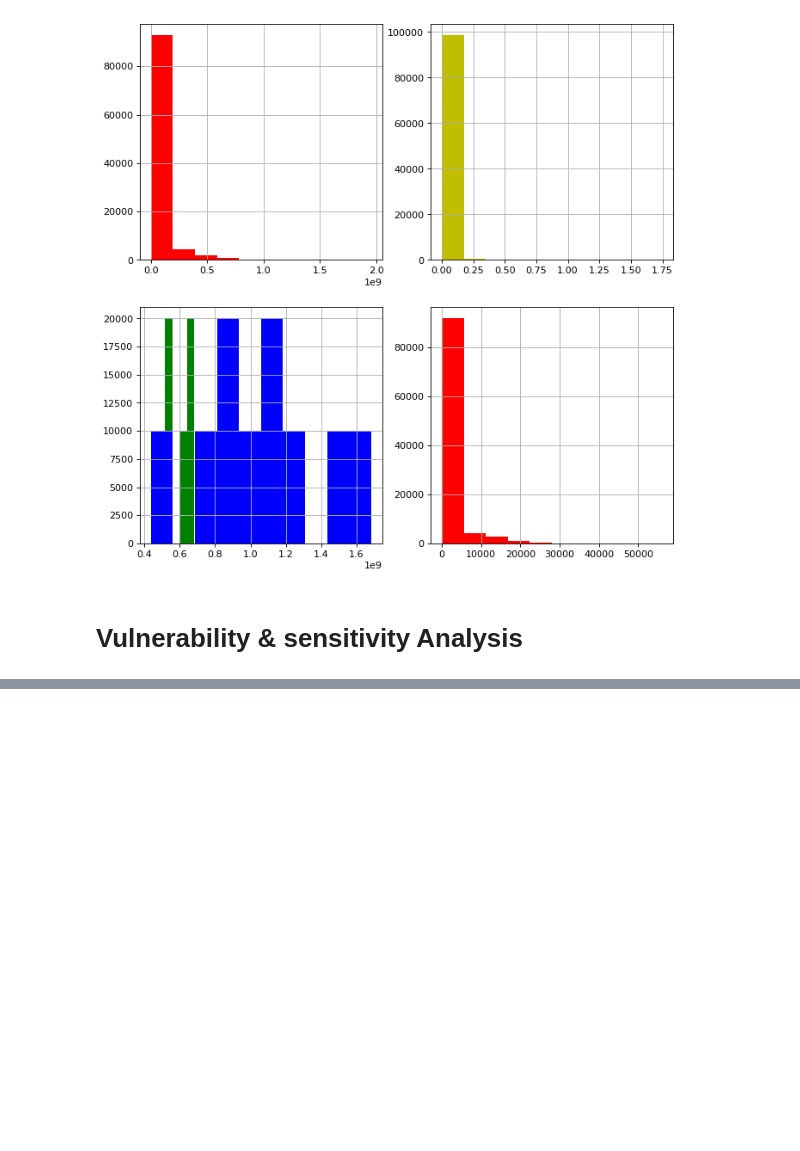
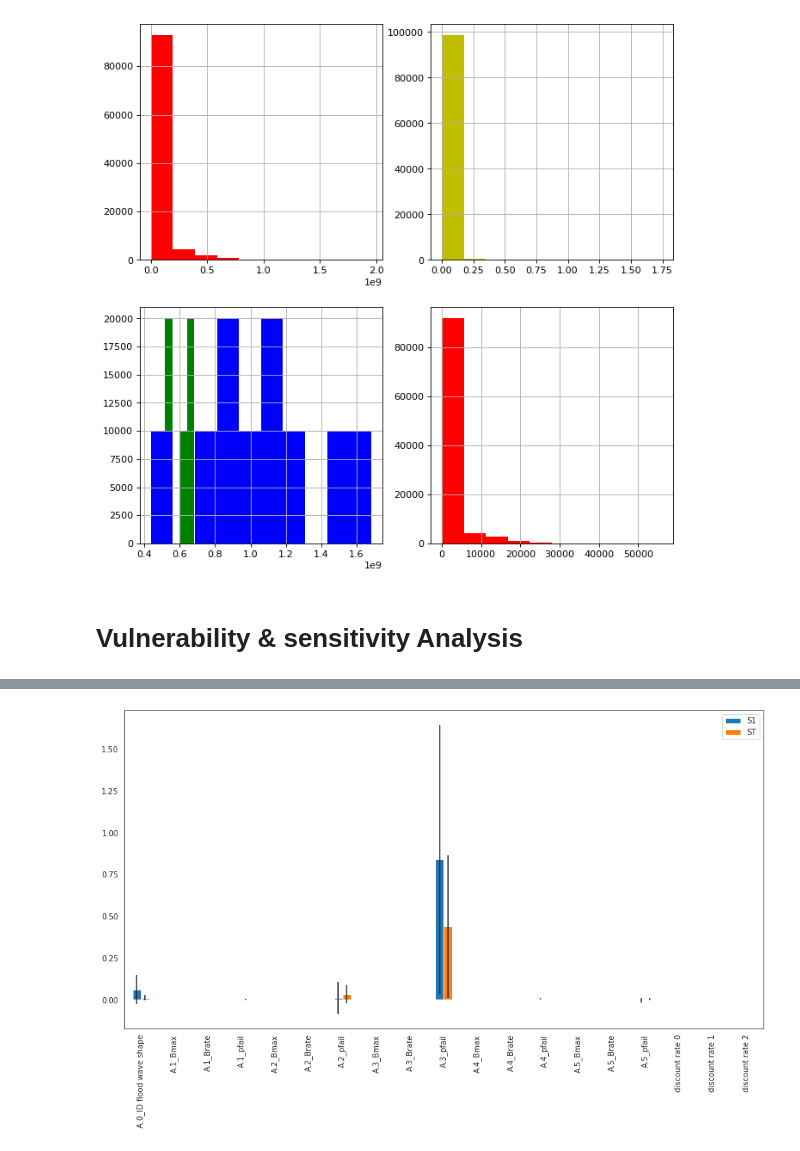
Before and after one commit to triple-capacho/EPA1361, a Jupyter notebook: final assignment/FinalRunNeat.ipynb, the cells around one changed output, grey strips where cells are left out. Cells and saved outputs as stored; diff of their text form; code cells hidden in the pictures; blank space fills up the shorter version.

```diff
--- a/final assignment/FinalRunNeat.ipynb
+++ b/final assignment/FinalRunNeat.ipynb
@@ -190,0 +334,15 @@ data_r10['total-evacuation'].hist(color="r")
+# %%
+import seaborn as sns
+
+sns.set_style('white')
+fig, ax = plt.subplots(1)
+
+indices = Si_death_df[['S1','ST']]
+err = Si_death_df[['S1_conf','ST_conf']]
+
+indices.plot.bar(yerr=err.values.T,ax=ax)
+fig.set_size_inches(15,10)
+fig.subplots_adjust(bottom=0.3)
+plt.show()
+# %% [output]
+[figure, added]
```
Also changed, not shown: parts of 16 cells of this notebook, 4 other files.
